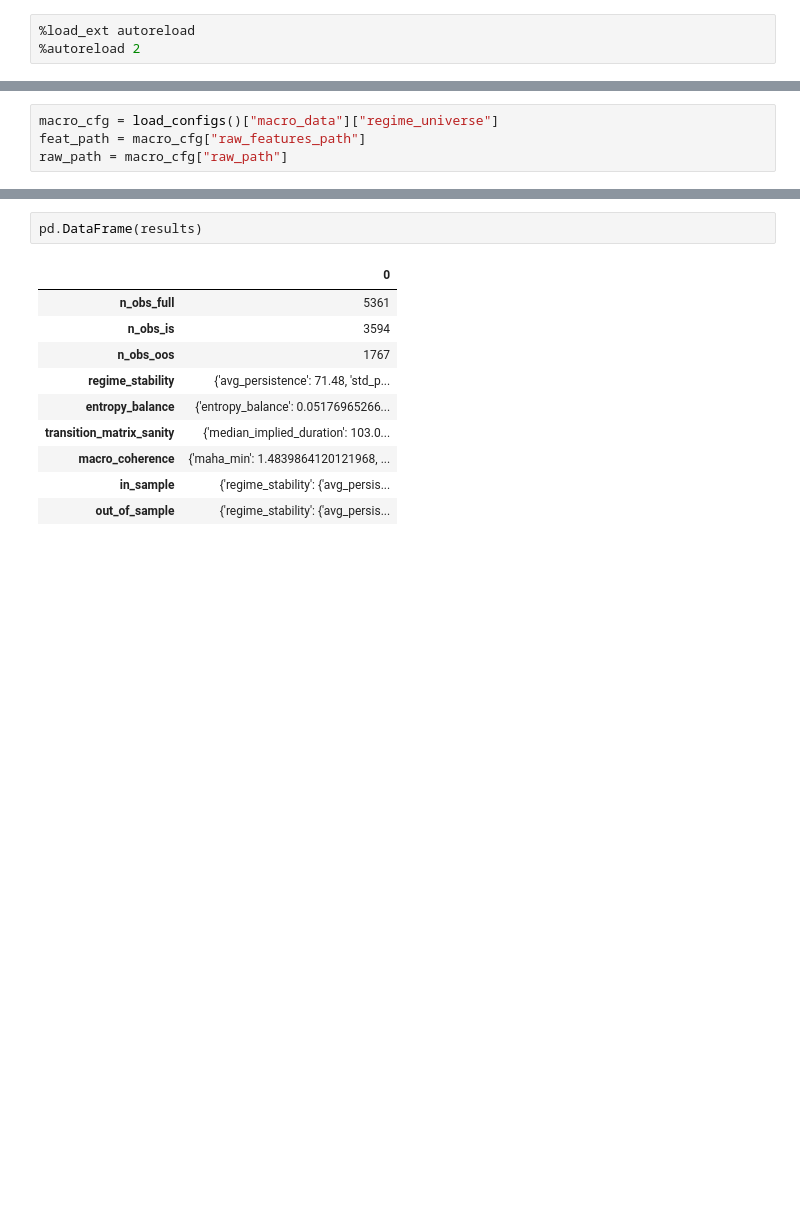
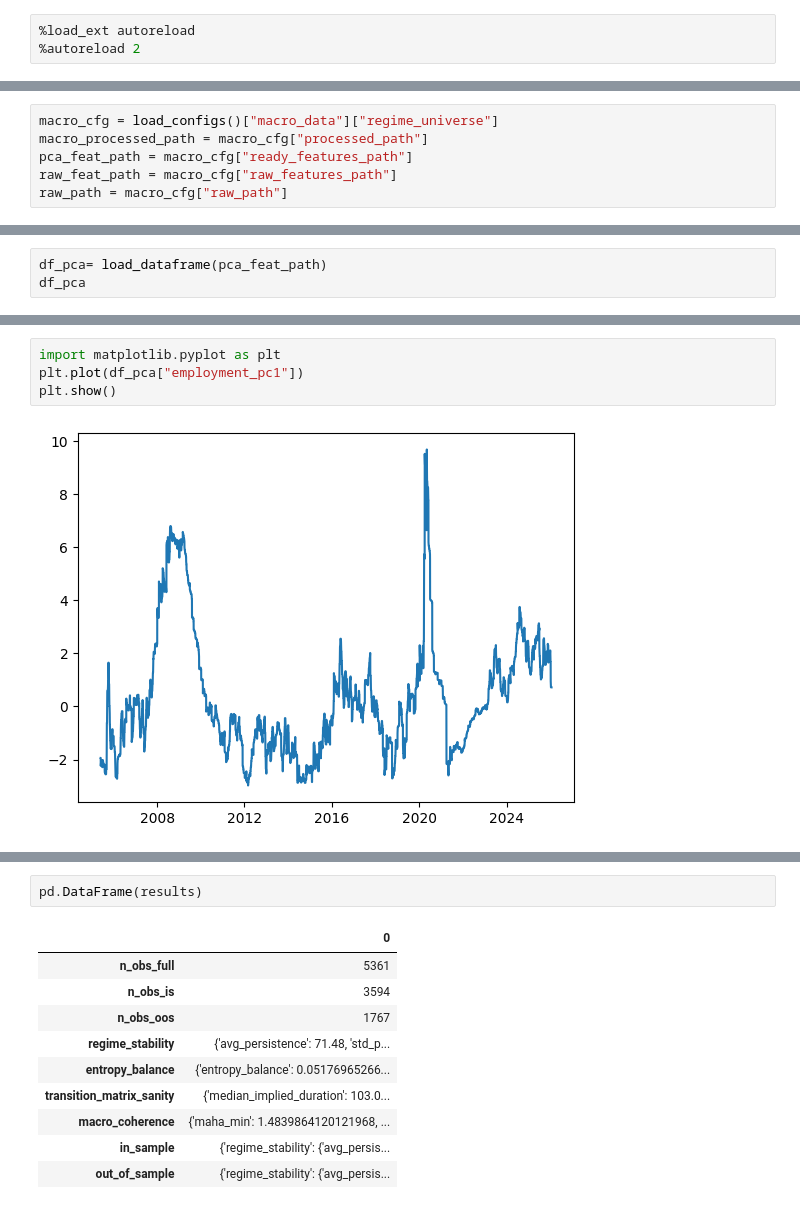
Before and after one commit to amitchell-thomson/regime-conditioned-equity-ml, a Jupyter notebook: notebooks/03_regime_analysis.ipynb, the cells around one changed output, grey strips where cells are left out. Cells and saved outputs as stored; diff of their text form; blank space fills up the shorter version.

```diff
--- a/notebooks/03_regime_analysis.ipynb
+++ b/notebooks/03_regime_analysis.ipynb
@@ -10,4 +9,6 @@ from regime_ml.features.macro.selection import get_top_features
 # %%
 macro_cfg = load_configs()["macro_data"]["regime_universe"]
-feat_path = macro_cfg["raw_features_path"]
+macro_processed_path = macro_cfg["processed_path"]
+pca_feat_path = macro_cfg["ready_features_path"]
+raw_feat_path = macro_cfg["raw_features_path"]
 raw_path = macro_cfg["raw_path"]
@@ -16,0 +15,3 @@ df_feat = df_feat.dropna() # drop burn-in period
+# %%
+df_pca= load_dataframe(pca_feat_path)
+df_pca
@@ -17,3 +33,9 @@ df_feat = df_feat.dropna() # drop burn-in period
+# %%
+import matplotlib.pyplot as plt
+plt.plot(df_pca["employment_pc1"])
+plt.show()
+# %% [output]
+[figure, added]
 # %%
 from regime_ml.regimes.hmm import initialise_emissions
 from regime_ml.regimes.hmm import initialise_transitions
```
Also changed, not shown: parts of 6 cells of this notebook, 16 other files.
